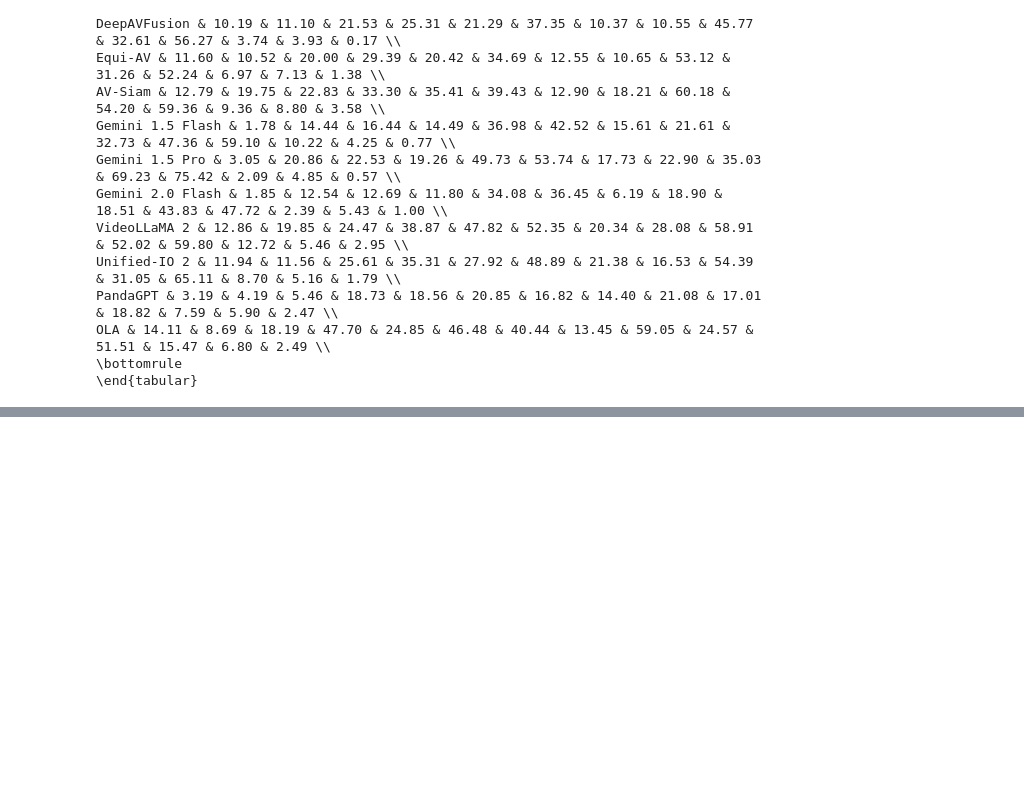
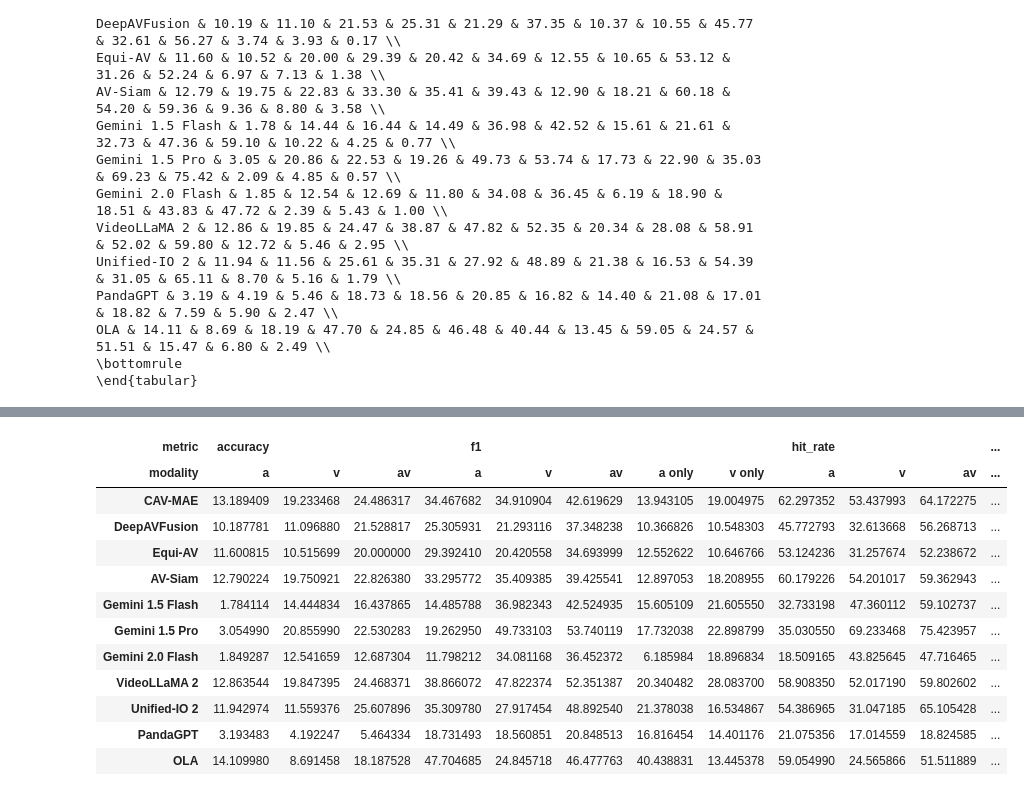
Before and after one commit to Bizilizi/VGGSounder, a Jupyter notebook: experiments/visualisations/metrics.ipynb, the cells around one changed output, grey strips where cells are left out. Cells and saved outputs as stored; diff of their text form; code cells hidden in the pictures; blank space fills up the shorter version.

```diff
--- a/experiments/visualisations/metrics.ipynb
+++ b/experiments/visualisations/metrics.ipynb
@@ -46,0 +463,53 @@ OLA & 14.11 & 8.69 & 18.19 & 47.70 & 24.85 & 46.48 & 40.44 & 13.45 & 59.05 & 24.
+# %%
+from vggsounder.benchmark import benchmark
+from vggsounder.labels import VGGSounder
+
+models_path = "../../supplimentary/models-results"
+csv_path= "../../supplimentary/data/vggsounder+background-music.csv"
+display_names = {
+    "cav-mae": "CAV-MAE",
+    "deepavfusion": "DeepAVFusion",
+    "equiav": "Equi-AV",
+    "avsiam": "AV-Siam",
+    "gemini-1.5-flash": "Gemini 1.5 Flash",
+    "gemini-1.5-pro": "Gemini 1.5 Pro",
+    "gemini-2.0-flash": "Gemini 2.0 Flash",
+    "video-llama-2-av": "VideoLLaMA 2",
+    "unified-io-2": "Unified-IO 2",
+    "pandagpt": "PandaGPT",
+    "ola": "OLA",
+}
+vggsounder = VGGSounder(csv_path=csv_path)
+
+
+# no background music
+vggsounder.set_meta_filters(background_music=False)
+no_background_music_ids = [video.video_id for video in vggsounder]
+
+no_background_music_only_table = benchmark(
+    models_path=models_path,
+    display_names=display_names,
+    metrics=[
+        ("accuracy", ["a", "v", "av"]),
+        ("f1",["a", "v", "av", "a only", "v only"]),
+        ("hit_rate",["a", "v", "av"]),
+        ("mu",["a", "v", "av"])
+    ],
+    subset_ids=no_background_music_ids,
+    dataset_path=csv_path
+)
+no_background_music_only_table
+# %% [output]
+| metric | accuracy |  |  | f1 |  |  |  |  | hit_rate |  |  | ... |
+| modality | a | v | av | a | v | av | a only | v only | a | v | av | ... |
+| CAV-MAE | 13.189409 | 19.233468 | 24.486317 | 34.467682 | 34.910904 | 42.619629 | 13.943105 | 19.004975 | 62.297352 | 53.437993 | 64.172275 | ... |
+| DeepAVFusion | 10.187781 | 11.096880 | 21.528817 | 25.305931 | 21.293116 | 37.348238 | 10.366826 | 10.548303 | 45.772793 | 32.613668 | 56.268713 | ... |
+| Equi-AV | 11.600815 | 10.515699 | 20.000000 | 29.392410 | 20.420558 | 34.693999 | 12.552622 | 10.646766 | 53.124236 | 31.257674 | 52.238672 | ... |
+| AV-Siam | 12.790224 | 19.750921 | 22.826380 | 33.295772 | 35.409385 | 39.425541 | 12.897053 | 18.208955 | 60.179226 | 54.201017 | 59.362943 | ... |
+| Gemini 1.5 Flash | 1.784114 | 14.444834 | 16.437865 | 14.485788 | 36.982343 | 42.524935 | 15.605109 | 21.605550 | 32.733198 | 47.360112 | 59.102737 | ... |
+| Gemini 1.5 Pro | 3.054990 | 20.855990 | 22.530283 | 19.262950 | 49.733103 | 53.740119 | 17.732038 | 22.898799 | 35.030550 | 69.233468 | 75.423957 | ... |
+| Gemini 2.0 Flash | 1.849287 | 12.541659 | 12.687304 | 11.798212 | 34.081168 | 36.452372 | 6.185984 | 18.896834 | 18.509165 | 43.825645 | 47.716465 | ... |
+| VideoLLaMA 2 | 12.863544 | 19.847395 | 24.468371 | 38.866072 | 47.822374 | 52.351387 | 20.340482 | 28.083700 | 58.908350 | 52.017190 | 59.802602 | ... |
+| Unified-IO 2 | 11.942974 | 11.559376 | 25.607896 | 35.309780 | 27.917454 | 48.892540 | 21.378038 | 16.534867 | 54.386965 | 31.047185 | 65.105428 | ... |
+| PandaGPT | 3.193483 | 4.192247 | 5.464334 | 18.731493 | 18.560851 | 20.848513 | 16.816454 | 14.401176 | 21.075356 | 17.014559 | 18.824585 | ... |
+| OLA | 14.109980 | 8.691458 | 18.187528 | 47.704685 | 24.845718 | 46.477763 | 40.438831 | 13.445378 | 59.054990 | 24.565866 | 51.511889 | ... |
```
Also changed, not shown: parts of 33 cells of this notebook, 6 other files.
